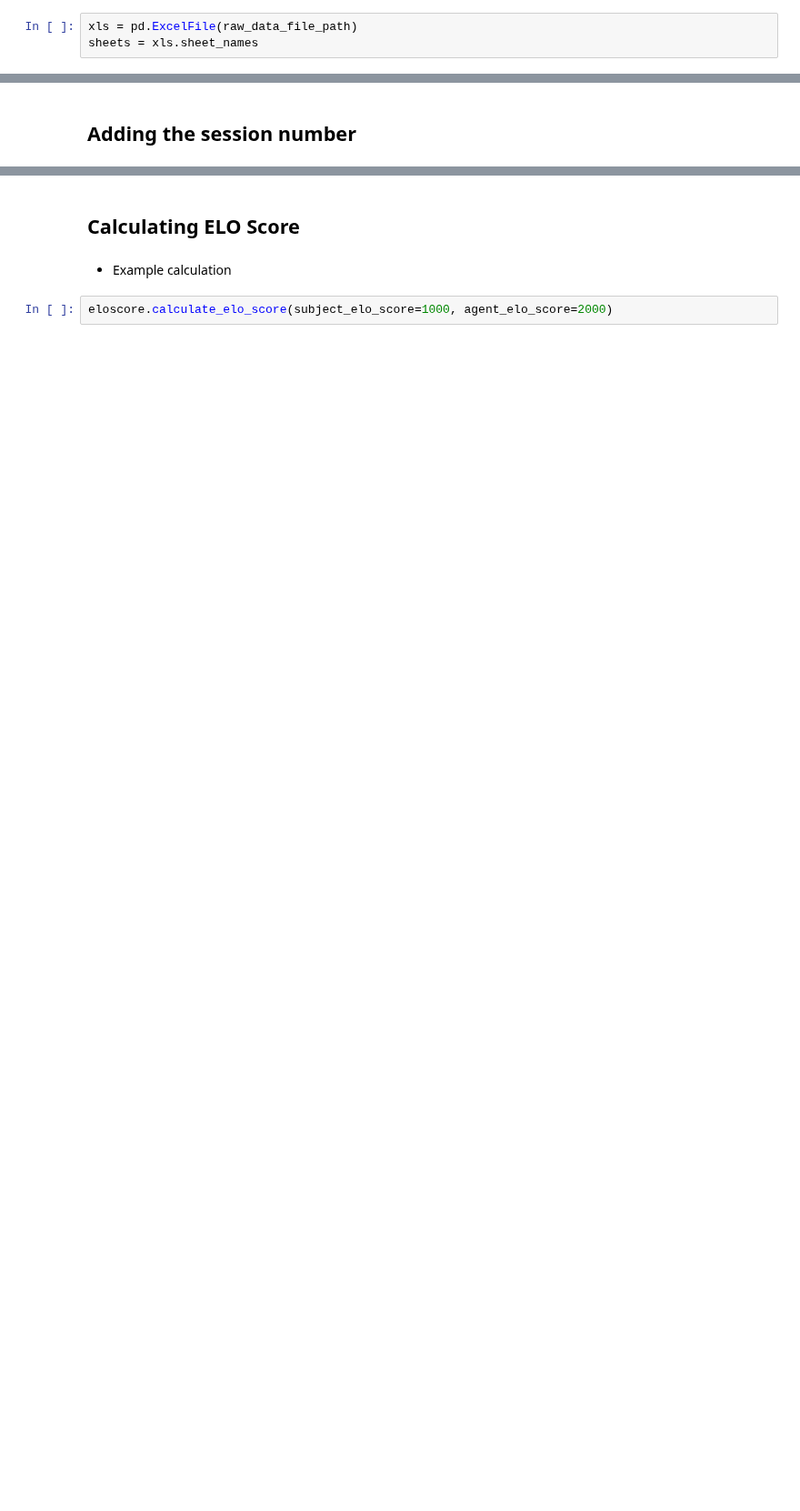
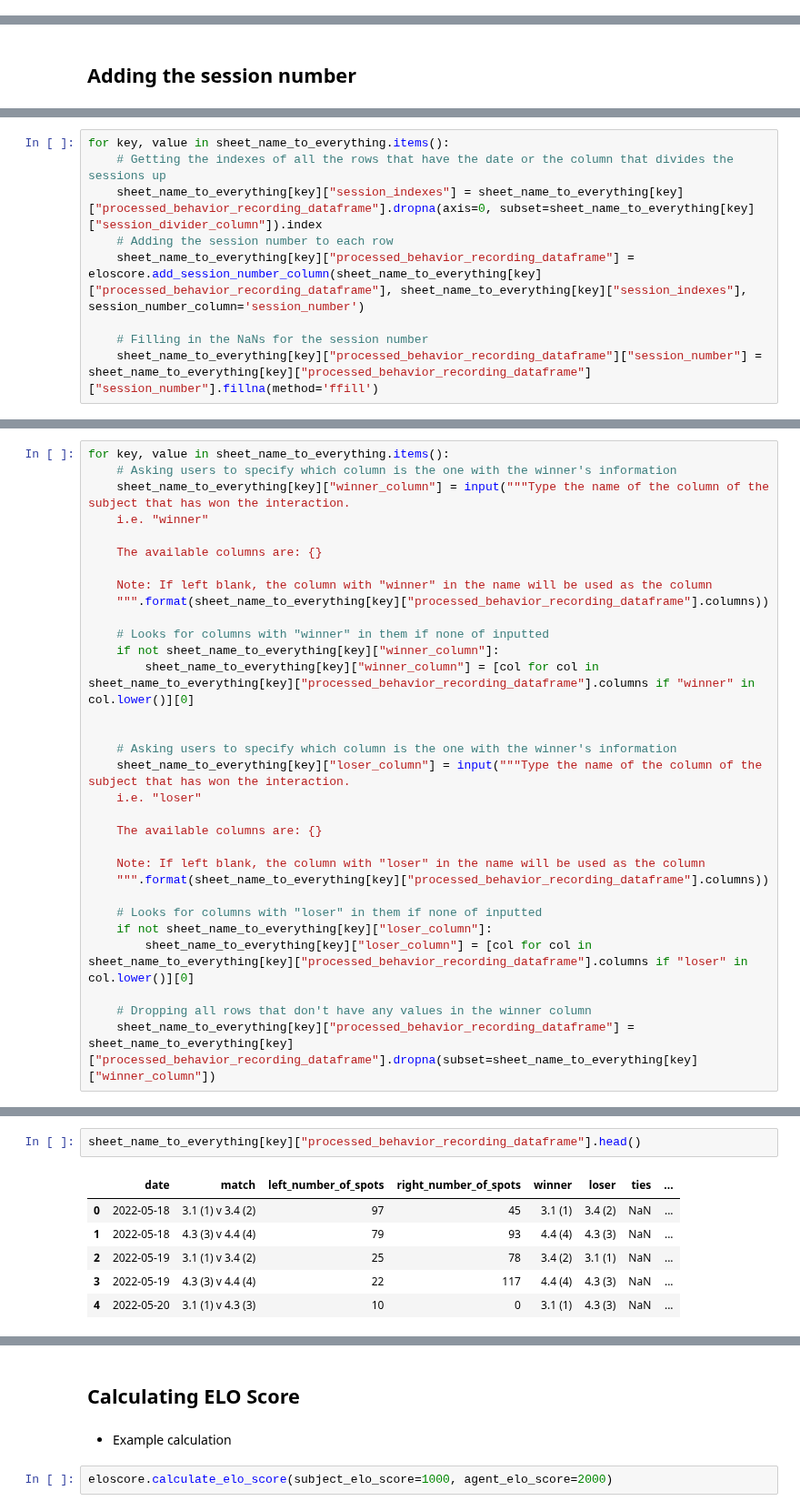
Before and after one commit to padillacoreanolab/behavioral_dataframe_processing, a Jupyter notebook: results/2022_08_18_elo_score_pilot_1/urine_marking_processing.ipynb, the cells around one changed output, grey strips where cells are left out. Shown at 91% size. Cells and saved outputs as stored; diff of their text form; blank space fills up the shorter version.

```diff
--- a/results/2022_08_18_elo_score_pilot_1/urine_marking_processing.ipynb
+++ b/results/2022_08_18_elo_score_pilot_1/urine_marking_processing.ipynb
@@ -63,3 +116,0 @@ raw_data_file_path
-# %%
-xls = pd.ExcelFile(raw_data_file_path)
-sheets = xls.sheet_names
@@ -144,0 +369,9 @@ urine_marking_observations_df.dropna(axis=0, subset="date")
+# %%
+for key, value in sheet_name_to_everything.items():
+    # Getting the indexes of all the rows that have the date or the column that divides the sessions up
+    sheet_name_to_everything[key]["session_indexes"] = sheet_name_to_everything[key]["processed_behavior_recording_dataframe"].dropna(axis=0, subset=sheet_name_to_everything[key]["session_divider_column"]).index
+    # Adding the session number to each row
+    sheet_name_to_everything[key]["processed_behavior_recording_dataframe"] = eloscore.add_session_number_column(sheet_name_to_everything[key]["processed_behavior_recording_dataframe"], sheet_name_to_everything[key]["session_indexes"], session_number_column='session_number')
+
+    # Filling in the NaNs for the session number
+    sheet_name_to_everything[key]["processed_behavior_recording_dataframe"]["session_number"] = sheet_name_to_everything[key]["processed_behavior_recording_dataframe"]["session_number"].fillna(method='ffill')
@@ -144,0 +382,31 @@ urine_marking_observations_df.dropna(axis=0, subset="date")
+# %%
+for key, value in sheet_name_to_everything.items():
+    # Asking users to specify which column is the one with the winner's information
+    sheet_name_to_everything[key]["winner_column"] = input("""Type the name of the column of the subject that has won the interaction.
+    i.e. "winner"
+
+    The available columns are: {}
+
+    Note: If left blank, the column with "winner" in the name will be used as the column
+    """.format(sheet_name_to_everything[key]["processed_behavior_recording_dataframe"].columns))
+
+    # Looks for columns with "winner" in them if none of inputted
+    if not sheet_name_to_everything[key]["winner_column"]:
+        sheet_name_to_everything[key]["winner_column"] = [col for col in sheet_name_to_everything[key]["processed_behavior_recording_dataframe"].columns if "winner" in col.lower()][0]
+
+
+    # Asking users to specify which column is the one with the winner's information
+    sheet_name_to_everything[key]["loser_column"] = input("""Type the name of the column of the subject that has won the interaction.
+    i.e. "loser"
+
+    The available columns are: {}
+
+    Note: If left blank, the column with "loser" in the name will be used as the column
+    """.format(sheet_name_to_everything[key]["processed_behavior_recording_dataframe"].columns))
+
+    # Looks for columns with "loser" in them if none of inputted
+    if not sheet_name_to_everything[key]["loser_column"]:
+        sheet_name_to_everything[key]["loser_column"] = [col for col in sheet_name_to_everything[key]["processed_behavior_recording_dataframe"].columns if "loser" in col.lower()][0]
+
+    # Dropping all rows that don't have any values in the winner column
+    sheet_name_to_everything[key]["processed_behavior_recording_dataframe"] = sheet_name_to_everything[key]["processed_behavior_recording_dataframe"].dropna(subset=sheet_name_to_everything[key]["winner_column"])
@@ -144,0 +431,9 @@ urine_marking_observations_df.dropna(axis=0, subset="date")
+# %%
+sheet_name_to_everything[key]["processed_behavior_recording_dataframe"].head()
+# %% [output]
+|  | date | match | left_number_of_spots | right_number_of_spots | winner | loser | ties | ... |
+| 0 | 2022-05-18 | 3.1 (1) v 3.4 (2) | 97 | 45 | 3.1 (1) | 3.4 (2) | NaN | ... |
+| 1 | 2022-05-18 | 4.3 (3) v 4.4 (4) | 79 | 93 | 4.4 (4) | 4.3 (3) | NaN | ... |
+| 2 | 2022-05-19 | 3.1 (1) v 3.4 (2) | 25 | 78 | 3.4 (2) | 3.1 (1) | NaN | ... |
+| 3 | 2022-05-19 | 4.3 (3) v 4.4 (4) | 22 | 117 | 4.4 (4) | 4.3 (3) | NaN | ... |
+| 4 | 2022-05-20 | 3.1 (1) v 4.3 (3) | 10 | 0 | 3.1 (1) | 4.3 (3) | NaN | ... |
```
Also changed, not shown: parts of 168 cells of this notebook, 5 other files.
